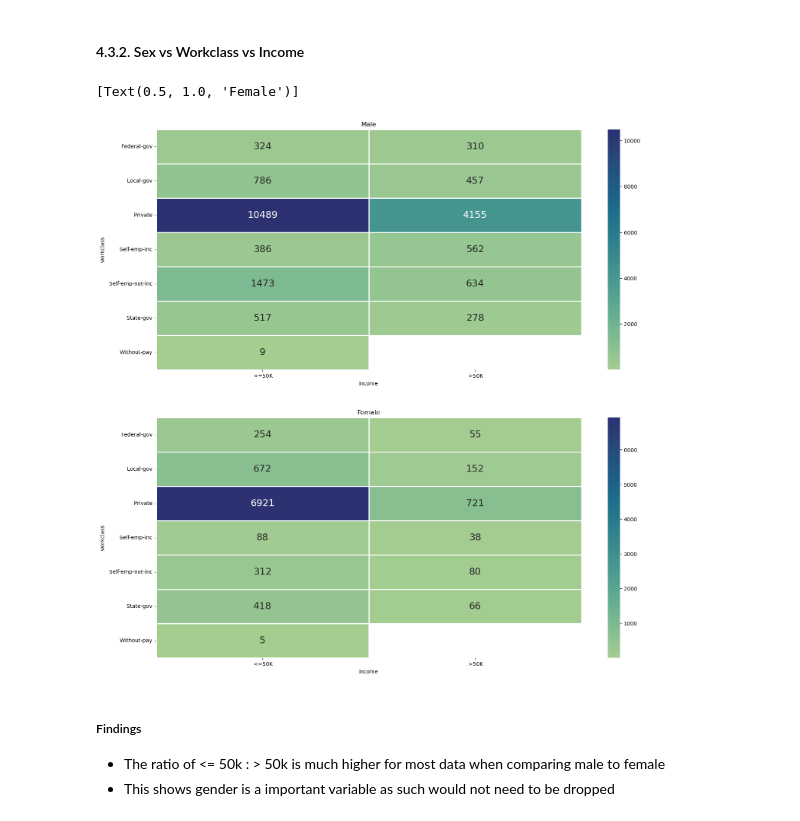
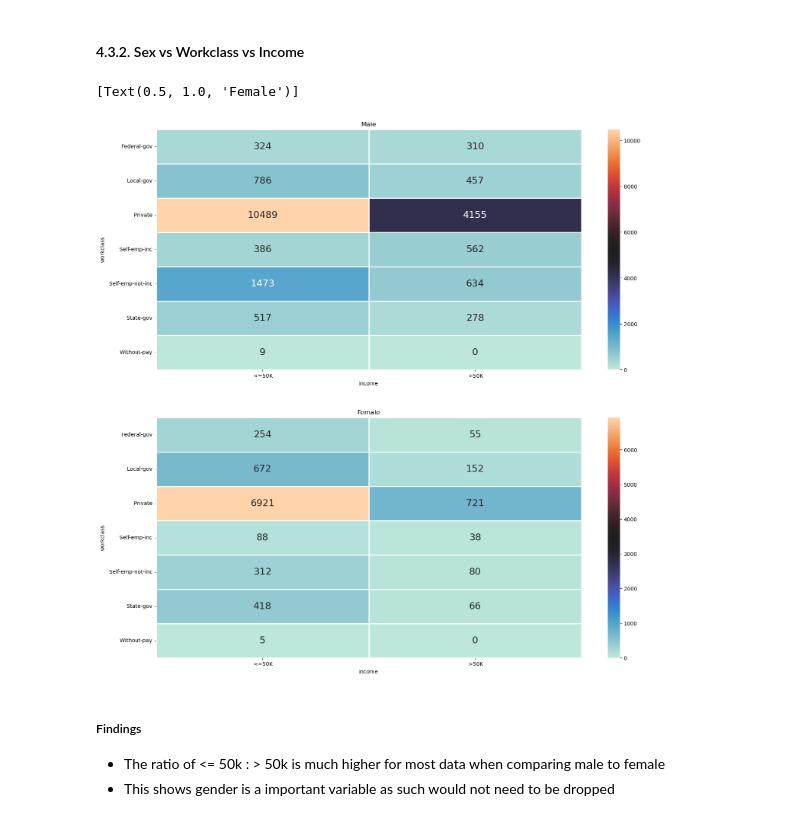
Before and after one commit to Pytode2000/Adult-Census-Income-Machine-Learning-Project, a Jupyter notebook: main.ipynb, the cells around one changed output. Saved outputs shown, nothing was run; the diff lists cells and outputs as text; code cells hidden in the pictures.

```diff
--- a/main.ipynb
+++ b/main.ipynb
@@ -715,13 +716,13 @@ sns.heatmap(adult_data_F.groupby(['occupation', 'income']).size().unstack(),
 #### 4.3.2. Sex vs Workclass vs Income
 # %%
 f, axes = plt.pyplot.subplots(2, 1, figsize=(18, 18))
-sns.heatmap(adult_data_M.groupby(['workclass', 'income']).size().unstack(),
-           linewidths = 1, annot = True, fmt = 'g', annot_kws = {"size": 18}, cmap = "crest",ax=axes[0]).set(title='Male')
-sns.heatmap(adult_data_F.groupby(['workclass', 'income']).size().unstack(),
-           linewidths = 1, annot = True, fmt = 'g', annot_kws = {"size": 18}, cmap = "crest",ax=axes[1]).set(title='Female')
+sns.heatmap(adult_data_M.groupby(['workclass', 'income']).size().unstack(fill_value=0),
+           linewidths = 1, annot = True, fmt = 'g', annot_kws = {"size": 18}, cmap = "icefire",ax=axes[0]).set(title='Male')
+sns.heatmap(adult_data_F.groupby(['workclass', 'income']).size().unstack(fill_value=0),
+           linewidths = 1, annot = True, fmt = 'g', annot_kws = {"size": 18}, cmap = "icefire",ax=axes[1]).set(title='Female')
 # %% [output]
 [Text(0.5, 1.0, 'Female')]
-[figure, old version]
+[figure, new version]
 # %% [markdown]
 ##### Findings
 - The ratio of <= 50k : > 50k is much higher for most data when comparing male to female
```
Also changed, not shown: parts of 12 cells of this notebook.
